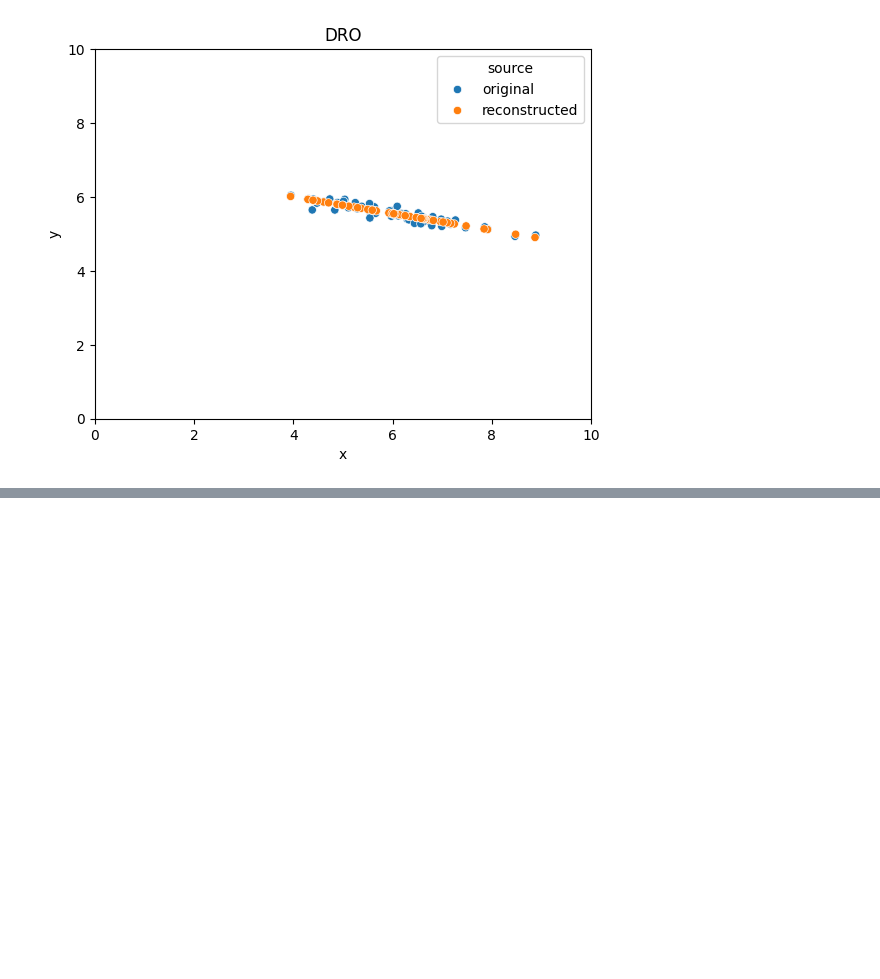
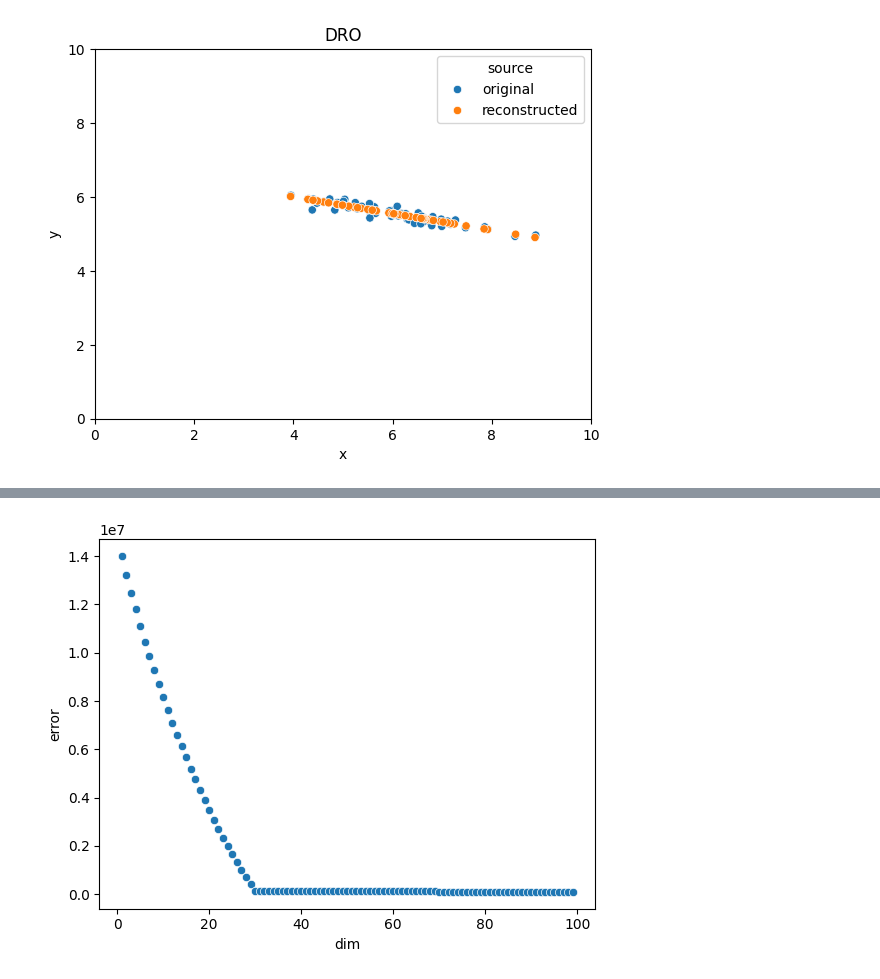
Before and after one commit to missingnoglitch0/760_hw2, a Jupyter notebook: hw5/PCA.ipynb, the cells around one changed output, grey strips where cells are left out. Saved outputs shown, nothing was run; the diff lists cells and outputs as text; code cells hidden in the pictures; blank space fills up the shorter version.

Commit message:
Produced charts and tables for recon error and selection of d

```diff
--- a/hw5/PCA.ipynb
+++ b/hw5/PCA.ipynb
@@ -164,28 +150,3 @@ for model, method, variant in method_models:
 [figure]
 [figure]
 [figure]
-# %%
-data_2D = np.loadtxt('data/data2D.csv', delimiter=",")
-
-method_models = [(PCA(), 'PCA', v) for v in variant_names]
-method_models.append((DRO(), 'DRO', None))
-for model, method, variant in method_models:
-    # print(f'\nFor method {method}, variant {variant} we have')
-
-    # print('First, we train')
-    path = ''
-    if variant is None:
-        model.train(np.copy(data_2D), 1)
-        title = f'{method}'
-    else:
-        model.train(np.copy(data_2D), 1, variant=variant)
-        title = f'{method}_{variant}'
-    path = f'{title}.png'
-
-    # print(f'V={model_PCA.V},\nZ={model_PCA.Z[:3]}')
-    # print('Then, we reconstruct')
-    data_reconstructed = model.reconstruct()
-
-    print('Reconsturction error:')
-    e = error_reconstruction(data_2D, data_reconstructed)
-    print(e)
@@ -191,0 +215,12 @@ for model, method, variant in method_models:
+# %%
+tab_f = {'dim':[], 'error':[]}
+max_dim = 100
+for i in range(1,max_dim):
+    data = np.copy(data_1000D)
+    model_DRO = DRO()
+    model_DRO.train(data_1000D, i)
+    data_r = model_DRO.reconstruct()
+    e = error_reconstruction(np.copy(data), np.copy(data_r))
+    print(f'i={i}, e={e}')
+    tab_f['dim'].append(i)
+    tab_f['error'].append(e)
@@ -191,0 +245,9 @@ for model, method, variant in method_models:
+# %%
+df_test = pd.DataFrame(tab_f)
+df_test
+# data_1000D = np.loadtxt('data/data1000D.csv', delimiter=",")
+# .set(title=title)
+sb.scatterplot(data=df_test, x="dim", y="error")
+plt.savefig('choice_of_d.png')
+# %% [output]
+[figure, added]
```
Also changed, not shown: parts of 7 cells of this notebook, 3 other files.
